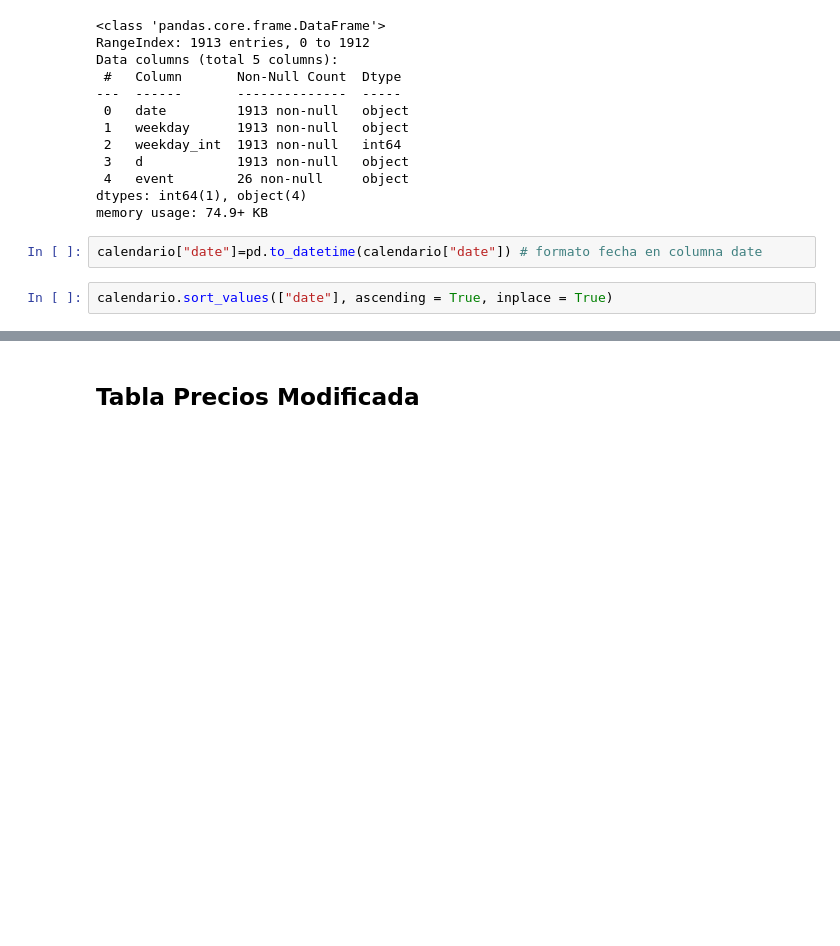
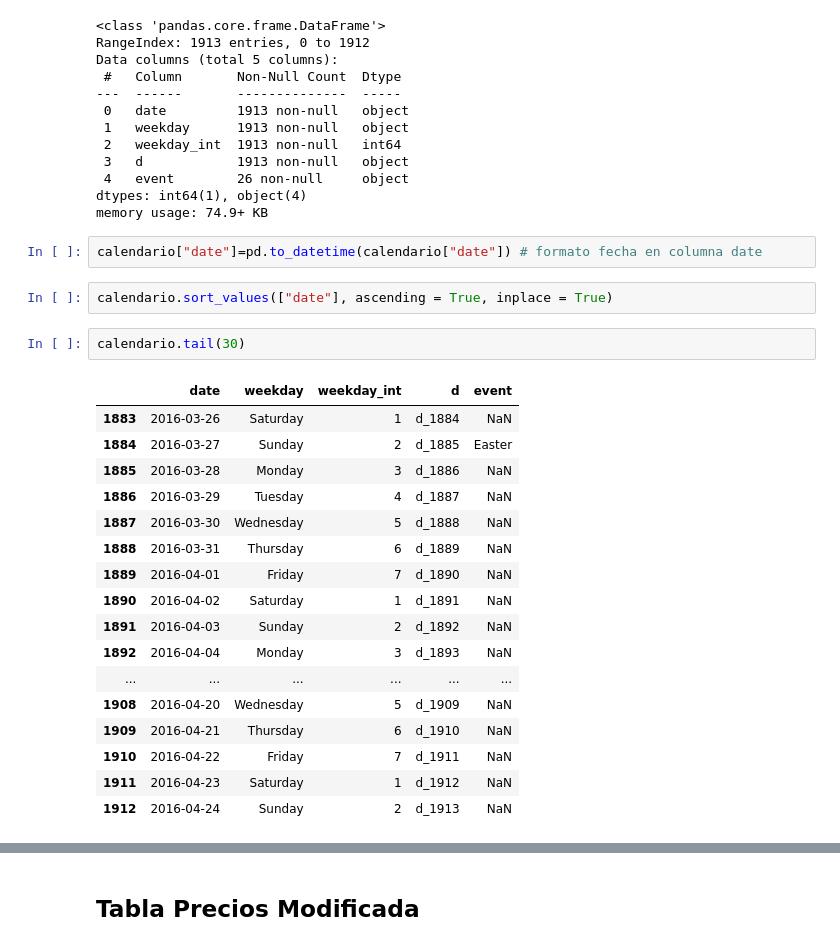
Before and after one commit to rsteelh/capstone-project-r2, a Jupyter notebook: tablafinal.ipynb, the cells around one changed output, grey strips where cells are left out. Drawn from its saved outputs; the diff is of its cells as text; blank space fills up the shorter version.

```diff
--- a/tablafinal.ipynb
+++ b/tablafinal.ipynb
@@ -138,6 +173,26 @@ memory usage: 74.9+ KB
 calendario["date"]=pd.to_datetime(calendario["date"]) # formato fecha en columna date
 # %%
 calendario.sort_values(["date"], ascending = True, inplace = True)
+# %%
+calendario.tail(30)
+# %% [output]
+|  | date | weekday | weekday_int | d | event |
+| 1883 | 2016-03-26 | Saturday | 1 | d_1884 | NaN |
+| 1884 | 2016-03-27 | Sunday | 2 | d_1885 | Easter |
+| 1885 | 2016-03-28 | Monday | 3 | d_1886 | NaN |
+| 1886 | 2016-03-29 | Tuesday | 4 | d_1887 | NaN |
+| 1887 | 2016-03-30 | Wednesday | 5 | d_1888 | NaN |
+| 1888 | 2016-03-31 | Thursday | 6 | d_1889 | NaN |
+| 1889 | 2016-04-01 | Friday | 7 | d_1890 | NaN |
+| 1890 | 2016-04-02 | Saturday | 1 | d_1891 | NaN |
+| 1891 | 2016-04-03 | Sunday | 2 | d_1892 | NaN |
+| 1892 | 2016-04-04 | Monday | 3 | d_1893 | NaN |
+| ... | ... | ... | ... | ... | ... |
+| 1908 | 2016-04-20 | Wednesday | 5 | d_1909 | NaN |
+| 1909 | 2016-04-21 | Thursday | 6 | d_1910 | NaN |
+| 1910 | 2016-04-22 | Friday | 7 | d_1911 | NaN |
+| 1911 | 2016-04-23 | Saturday | 1 | d_1912 | NaN |
+| 1912 | 2016-04-24 | Sunday | 2 | d_1913 | NaN |
 # %%
 print("Dimensiones DF original: ",calendario.shape)
 
```
Also changed, not shown: parts of 52 cells of this notebook, 5 other files.
